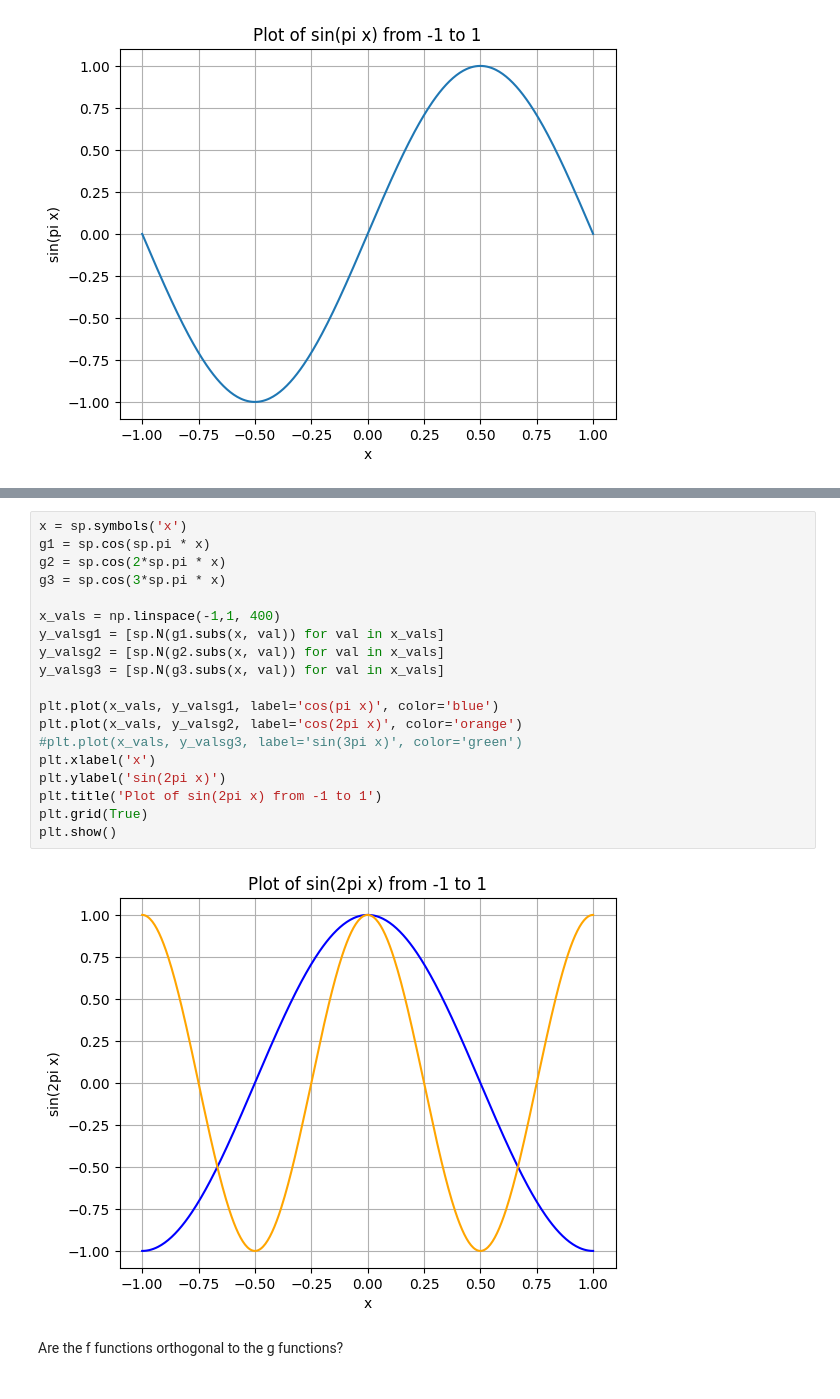
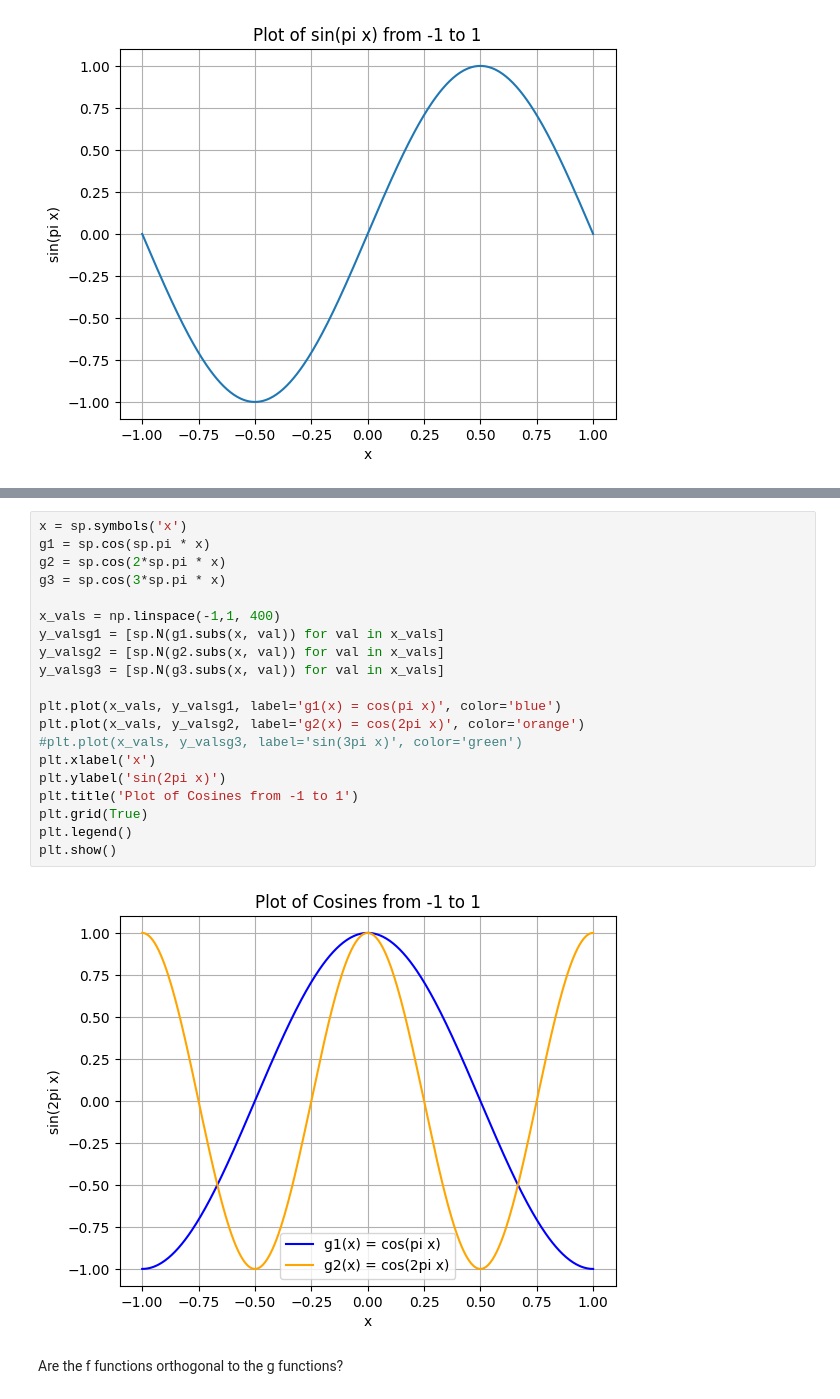
Before and after one commit to mkubasik/BasisSetExamples, a Jupyter notebook: FourierBasisSet.ipynb, the cells around one changed output, grey strips where cells are left out. Cells and saved outputs as stored; diff of their text form.

```diff
--- a/FourierBasisSet.ipynb
+++ b/FourierBasisSet.ipynb
@@ -71,24 +72,25 @@ plt.show()
 # %%
 x = sp.symbols('x')
 g1 = sp.cos(sp.pi * x)
 g2 = sp.cos(2*sp.pi * x)
 g3 = sp.cos(3*sp.pi * x)
 
 x_vals = np.linspace(-1,1, 400)
 y_valsg1 = [sp.N(g1.subs(x, val)) for val in x_vals]
 y_valsg2 = [sp.N(g2.subs(x, val)) for val in x_vals]
 y_valsg3 = [sp.N(g3.subs(x, val)) for val in x_vals]
 
-plt.plot(x_vals, y_valsg1, label='cos(pi x)', color='blue')
-plt.plot(x_vals, y_valsg2, label='cos(2pi x)', color='orange')
+plt.plot(x_vals, y_valsg1, label='g1(x) = cos(pi x)', color='blue')
+plt.plot(x_vals, y_valsg2, label='g2(x) = cos(2pi x)', color='orange')
 #plt.plot(x_vals, y_valsg3, label='sin(3pi x)', color='green')
 plt.xlabel('x')
 plt.ylabel('sin(2pi x)')
-plt.title('Plot of sin(2pi x) from -1 to 1')
+plt.title('Plot of Cosines from -1 to 1')
 plt.grid(True)
+plt.legend()
 plt.show()
 # %% [output]
-[figure, old version]
+[figure, new version]
 # %% [markdown]
 Are the f functions orthogonal to the g functions?
 # %%
```
Also changed, not shown: parts of 7 cells of this notebook.
